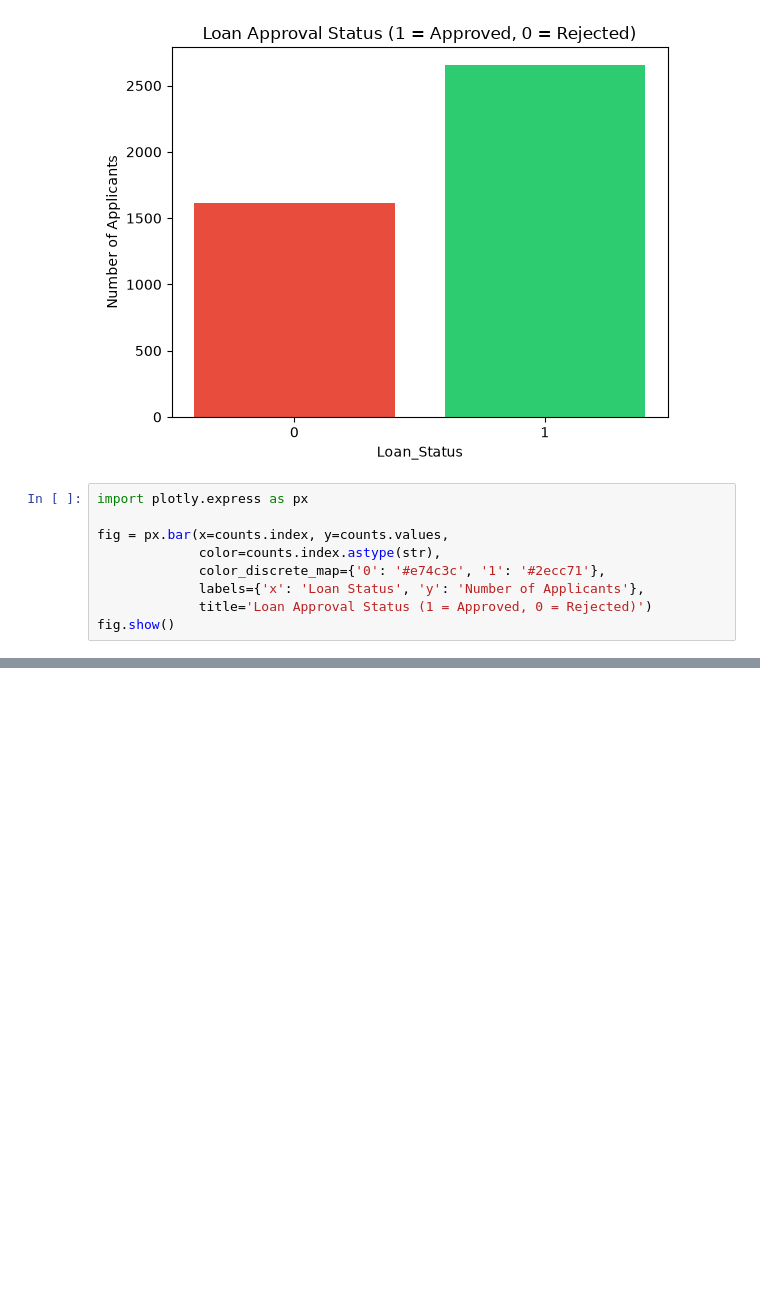
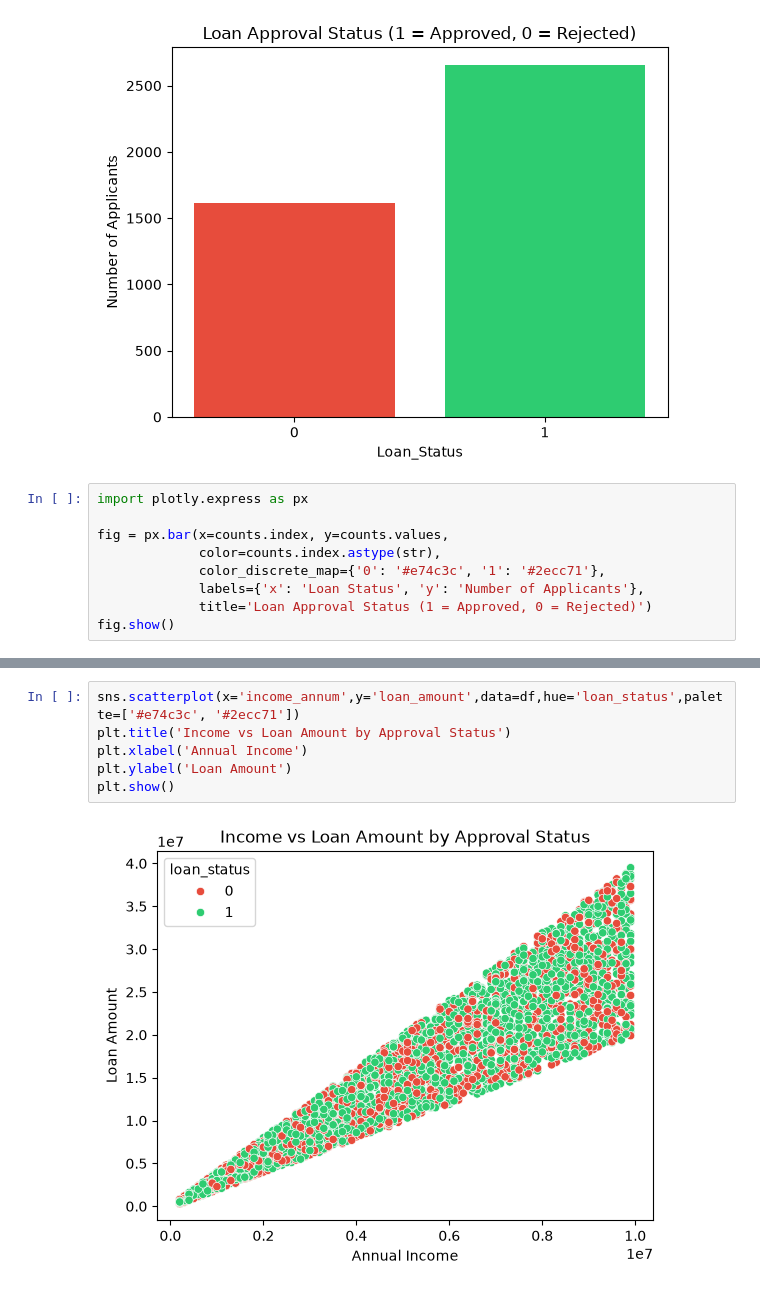
Before and after one commit to slakkireddy0205/loan-approval-prediction, a Jupyter notebook: Loan.ipynb, the cells around one changed output, grey strips where cells are left out. Drawn from its saved outputs; the diff is of its cells as text; blank space fills up the shorter version.

```diff
--- a/Loan.ipynb
+++ b/Loan.ipynb
@@ -147,0 +156,8 @@ fig.show()
+# %%
+sns.scatterplot(x='income_annum',y='loan_amount',data=df,hue='loan_status',palette=['#e74c3c', '#2ecc71'])
+plt.title('Income vs Loan Amount by Approval Status')
+plt.xlabel('Annual Income')
+plt.ylabel('Loan Amount')
+plt.show()
+# %% [output]
+[figure, added]
```
Also changed, not shown: parts of 1 cell of this notebook.
